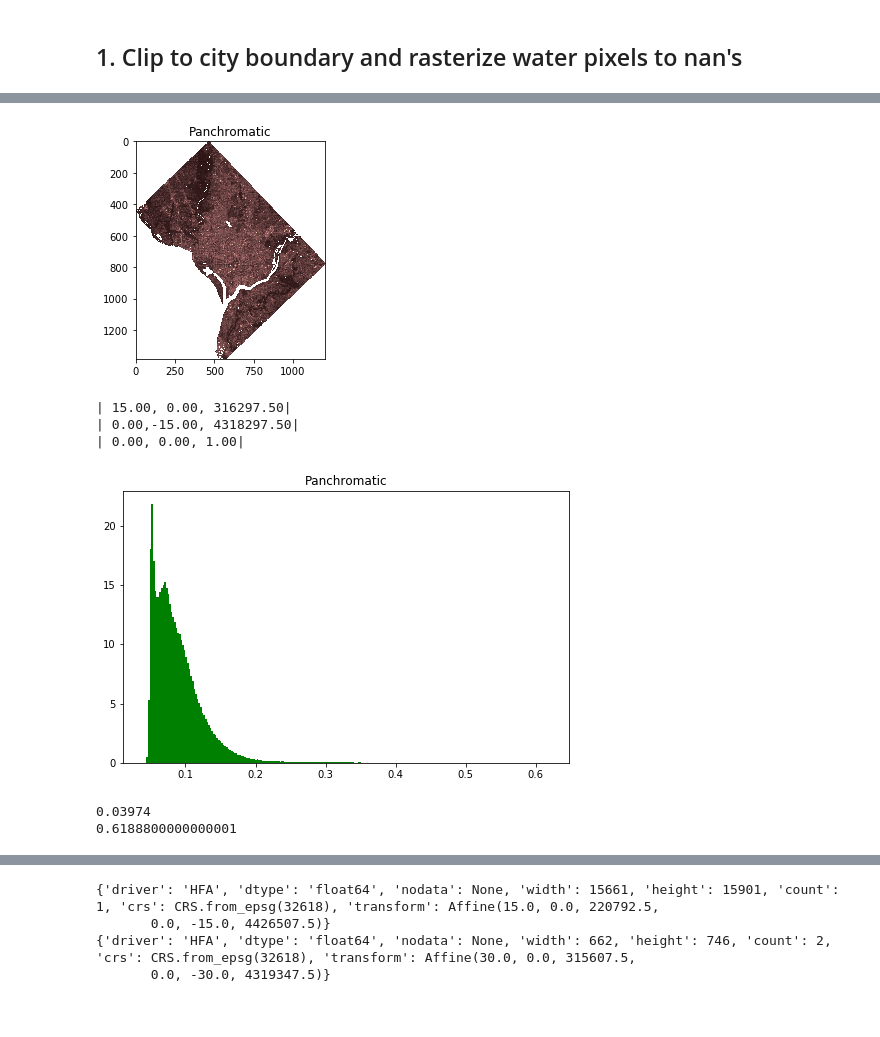
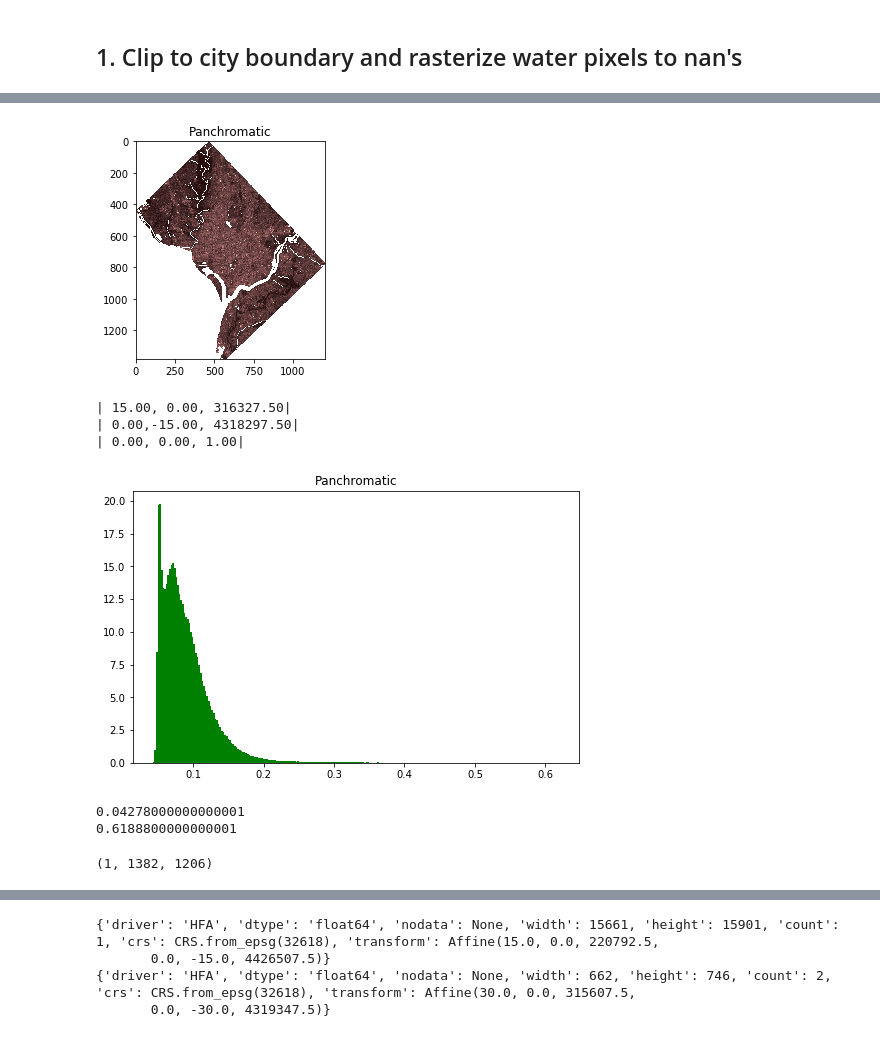
Before and after one commit to chikaj/resolution_merge, a Jupyter notebook: pca_merge-2.ipynb, the cells around one changed output, grey strips where cells are left out. Drawn from its saved outputs; the diff is of its cells as text; code cells hidden in the pictures.

```diff
--- a/pca_merge-2.ipynb
+++ b/pca_merge-2.ipynb
@@ -72,13 +77,13 @@ output_files = [out_path + i for i in ['thermal_output.tif', 'toa_output.tif']]
 # %% [markdown]
 ## 1. Clip to city boundary and rasterize water pixels to nan's
 # %%
-shape_src = gpd.read_file("./data/dc_water_mask.geojson")
+shape_src = gpd.read_file("./data/dc_water_mask2.geojson")
 # %%
 thermal_src = rasterio.open(input_files[0])
 toa_src = rasterio.open(input_files[1])
 # %%
-thermal, thermal_transform = mask(thermal_src, shape_src.geometry, crop=True)
-toa, toa_transform = mask(toa_src, shape_src.geometry, crop=True)
+thermal, thermal_transform = riomask(thermal_src, shape_src.geometry, crop=True)
+toa, toa_transform = riomask(toa_src, shape_src.geometry, crop=True)
 print(thermal.shape)
 print(toa.shape)
 # %% [output]
@@ -98,23 +136,28 @@ print(thermal_transform)
 # %%
-# toa = toa_src.read(1)
 toa[toa==0] = np.nan
 plt.title("Panchromatic")
 plt.imshow(toa[0], cmap='pink')
 plt.show()
 print(toa_transform)
 # %% [output]
-[figure, old version]
+[figure, new version]
-| 15.00, 0.00, 316297.50|
+| 15.00, 0.00, 316327.50|
 | 0.00,-15.00, 4318297.50|
 | 0.00, 0.00, 1.00|
 # %%
 fig, axs = plt.subplots(1, 1, figsize=(8, 5))
+n, bins, patches = axs.hist(toa[0].flatten(), 250, density=True, facecolor='g')
 plt.title("Panchromatic")
-n, bins, patches = axs.hist(toa.flatten(), 250, density=True, facecolor='g')
 plt.show()
 print(np.nanmin(toa))
 print(np.nanmax(toa))
 # %% [output]
-[figure, old version]
+[figure, new version]
-0.03974
+0.04278000000000001
 0.6188800000000001
+# %%
+matched = match_histograms(toa[0], thermal[0])
+toa = matched[np.newaxis, :, :]
+print(toa.shape)
+# %% [output]
+(1, 1382, 1206)
```
Also changed, not shown: parts of 63 cells of this notebook, 3 other files.
